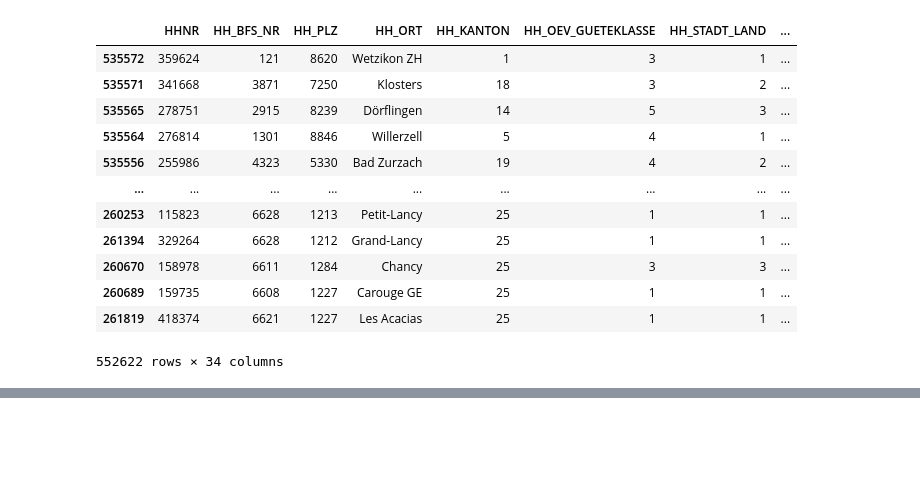
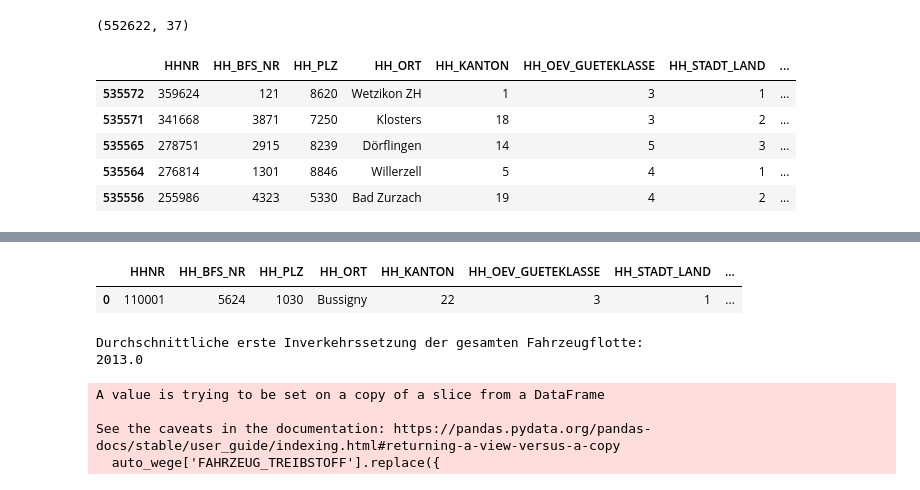
Before and after one commit to LeonidWouters/ANM, a Jupyter notebook: Wege_CO2_Berechnungen.ipynb, the cells around one changed output, grey strips where cells are left out. Cells and saved outputs as stored; diff of their text form; code cells hidden in the pictures; blank space fills up the shorter version.

Commit message:
Erste Berechnungen für CO2 Emissionen

```diff
--- a/Wege_CO2_Berechnungen.ipynb
+++ b/Wege_CO2_Berechnungen.ipynb
@@ -2,24 +2,23 @@
 import pandas as pd
 import geopandas as gpd
 # %%
-wege = gpd.read_file(r"C:\Users\leoni\Documents\HSLU\5. Semester\Analytics in nachhaltiger Mobilität\ANM\Daten\finaler_datensatz.gpkg")
+wege_import = gpd.read_file(r"Daten\finaler_datensatz.gpkg")
+# %%
+wege_import.shape
+# %% [output]
+(552622, 37)
+# %%
+wege = wege_import.copy()
 # %%
 # Zeige alle spalten
 pd.set_option('display.max_columns', None)
-wege.sort_values(by=['ABSCHNITTLÄNGE_IN_KM'], ascending=False)
+wege.sort_values(by=['ABSCHNITTLÄNGE_IN_KM'], ascending=False).head(5)
 # %% [output]
 |  | HHNR | HH_BFS_NR | HH_PLZ | HH_ORT | HH_KANTON | HH_OEV_GUETEKLASSE | HH_STADT_LAND | ... |
 | 535572 | 359624 | 121 | 8620 | Wetzikon ZH | 1 | 3 | 1 | ... |
 | 535571 | 341668 | 3871 | 7250 | Klosters | 18 | 3 | 2 | ... |
 | 535565 | 278751 | 2915 | 8239 | Dörflingen | 14 | 5 | 3 | ... |
 | 535564 | 276814 | 1301 | 8846 | Willerzell | 5 | 4 | 1 | ... |
 | 535556 | 255986 | 4323 | 5330 | Bad Zurzach | 19 | 4 | 2 | ... |
-| ... | ... | ... | ... | ... | ... | ... | ... | ... |
-| 260253 | 115823 | 6628 | 1213 | Petit-Lancy | 25 | 1 | 1 | ... |
-| 261394 | 329264 | 6628 | 1212 | Grand-Lancy | 25 | 1 | 1 | ... |
-| 260670 | 158978 | 6611 | 1284 | Chancy | 25 | 3 | 3 | ... |
-| 260689 | 159735 | 6608 | 1227 | Carouge GE | 25 | 1 | 1 | ... |
-| 261819 | 418374 | 6621 | 1227 | Les Acacias | 25 | 1 | 1 | ... |
-552622 rows × 34 columns
 # %%
 # Plotte 2021-08-09T17:48:31.751Z
@@ -27,2 +26,7 @@ wege[wege['GIS_E_ID']=='2021-08-09T17:48:31.751Z'].explore(column='WEGABSCHNITT_
 # %% [output]
 [interactive output not drawn]
+# %%
+wege.head(1)
+# %% [output]
+|  | HHNR | HH_BFS_NR | HH_PLZ | HH_ORT | HH_KANTON | HH_OEV_GUETEKLASSE | HH_STADT_LAND | ... |
+| 0 | 110001 | 5624 | 1030 | Bussigny | 22 | 3 | 1 | ... |
@@ -28,0 +35,26 @@ wege[wege['GIS_E_ID']=='2021-08-09T17:48:31.751Z'].explore(column='WEGABSCHNITT_
+# %%
+# Durchschnittliches Baujahr der gesamten Fahrzeugflotte
+print(f"Durchschnittliche erste Inverkehrssetzung der gesamten Fahrzeugflotte: \n{auto_wege[auto_wege['FAHRZEUG_JAHR_ERSTE_INVERKEHRSSETZUNG'] > 0]['FAHRZEUG_JAHR_ERSTE_INVERKEHRSSETZUNG'].mean().round(0)}")
+# %% [output]
+Durchschnittliche erste Inverkehrssetzung der gesamten Fahrzeugflotte:
+2013.0
+# %%
+auto_wege['FAHRZEUG_TREIBSTOFF'].replace({
+    1: 'Benzin',
+    2: 'Diesel',
+    3: 'E85/Bioethanol',
+    4: 'Erdgas/Biogas (CNG)',
+    5: 'Flüssiggas (LPG)',
+    6: 'Hybrid',
+    7: 'rein elektrisch',
+    8: 'elektrisch mit range-extender',
+    -99: 'Frage nur bei Auto',
+    -98: 'Keine Angabe',
+    -97: 'Weiss nicht',
+    95: 'andere'
+}, inplace=True)
+# %% [output]
+A value is trying to be set on a copy of a slice from a DataFrame
+
+See the caveats in the documentation: https://pandas.pydata.org/pandas-docs/stable/user_guide/indexing.html#returning-a-view-versus-a-copy
+  auto_wege['FAHRZEUG_TREIBSTOFF'].replace({
```
Also changed, not shown: parts of 14 cells of this notebook.
